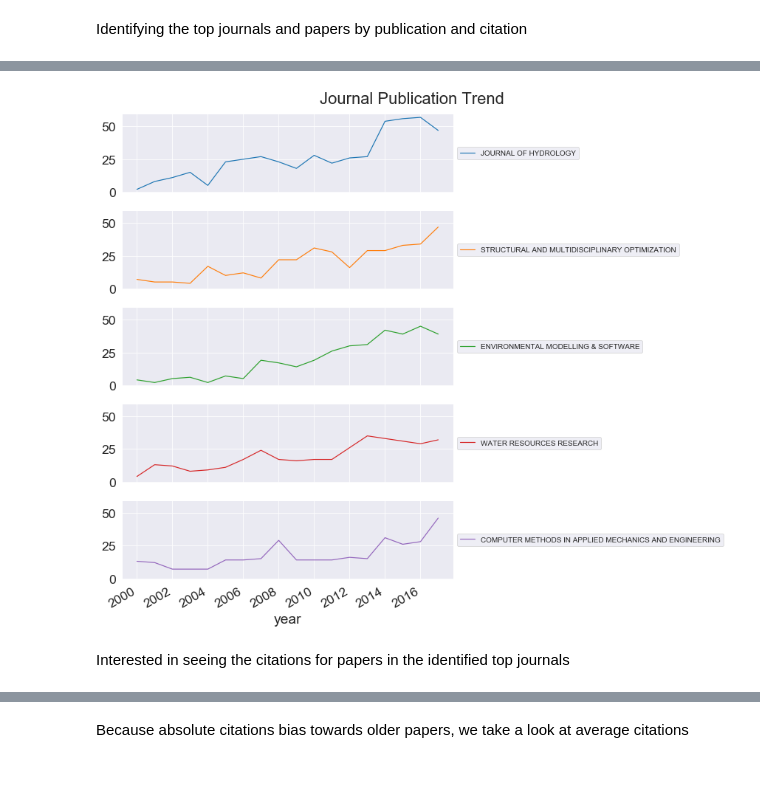
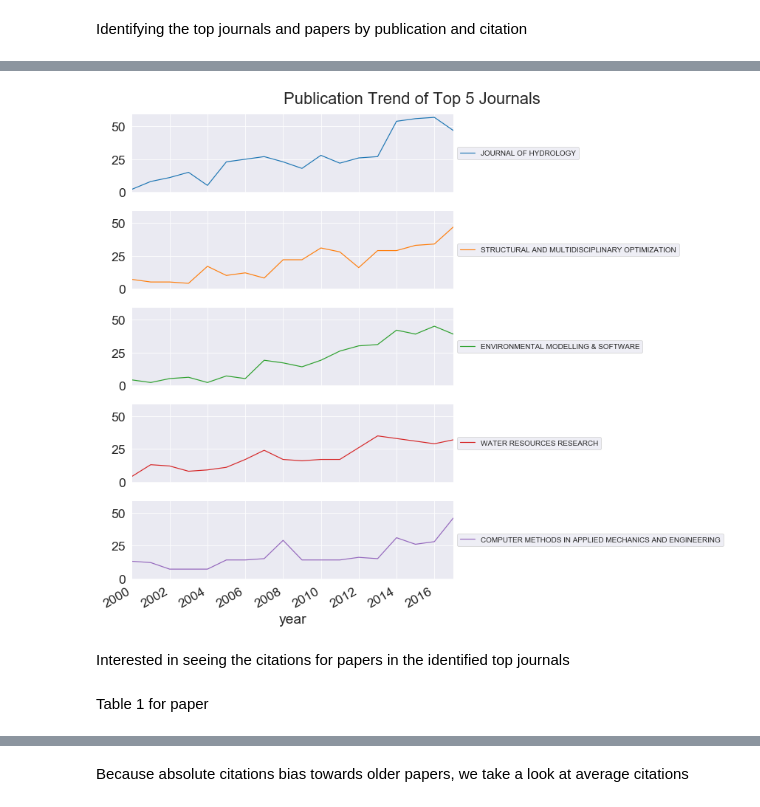
Before and after one commit to frog7/uasa-trends, a Jupyter notebook: notebooks/3a Journal Trends.ipynb, the cells around one changed output, grey strips where cells are left out. Cells and saved outputs as stored; diff of their text form; code cells hidden in the pictures; blank space fills up the shorter version.

Commit message:
Updated figure file names to match paper

```diff
--- a/notebooks/3a Journal Trends.ipynb
+++ b/notebooks/3a Journal Trends.ipynb
@@ -26,6 +23,6 @@ wos_plot.plot_pubs_per_journal(RC, top_n=12, annotate=True, show_stats=True,
 # %%
-wos_plot.plot_journal_pub_trend(RC, top_n=5,
-                                save_plot_fn='{}/journal_pub_trend_2000-2017.png'.format(FIG_DIR))
+wos_plot.plot_journal_pub_trend(RC, top_n=5, title='Publication Trend of Top 5 Journals',
+                                save_plot_fn='{}/Figure_3_pubtrend_of_top5_journals.png'.format(FIG_DIR))
 # %% [output]
-[figure, old version]
+[figure, new version]
 # %%
@@ -56,3 +58,5 @@ for journal, df in paper_citations_per_journal.items():
+# %% [markdown]
+Table 1 for paper
 # %%
 top_cited_in_top_journals = collection.sort_values('citations', ascending=False)
 
```
Also changed, not shown: parts of 13 cells of this notebook, 3 other files.
